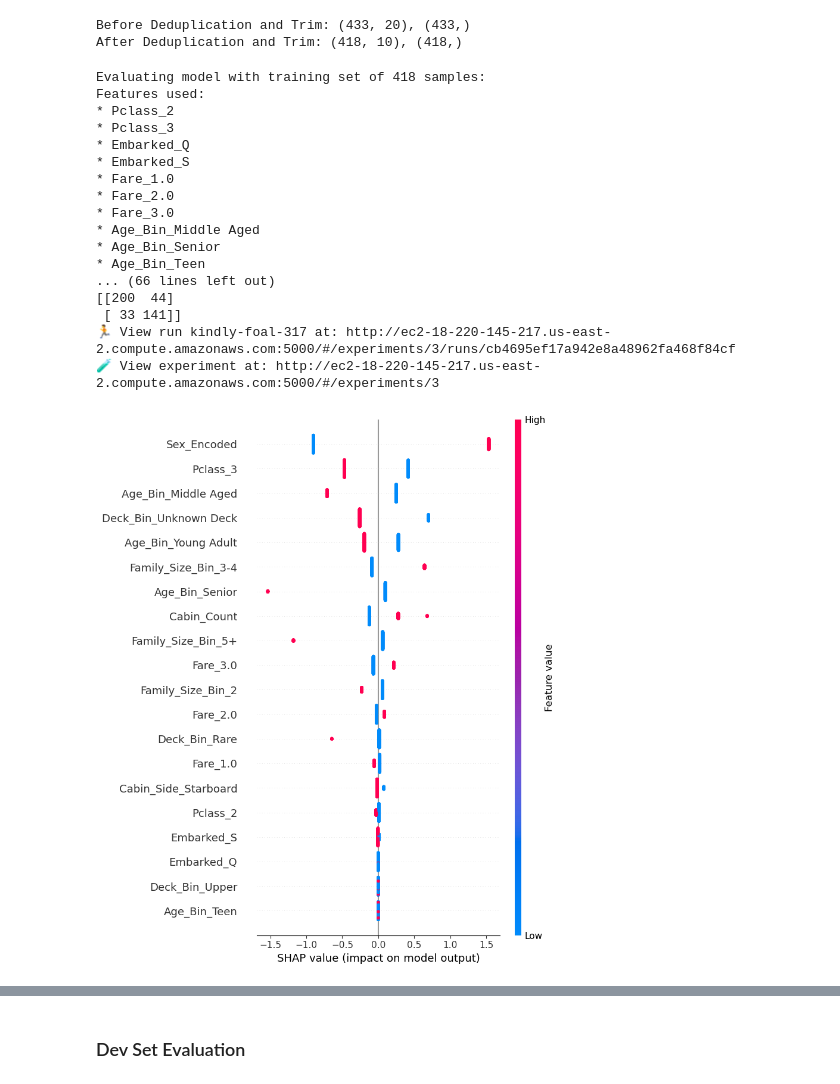
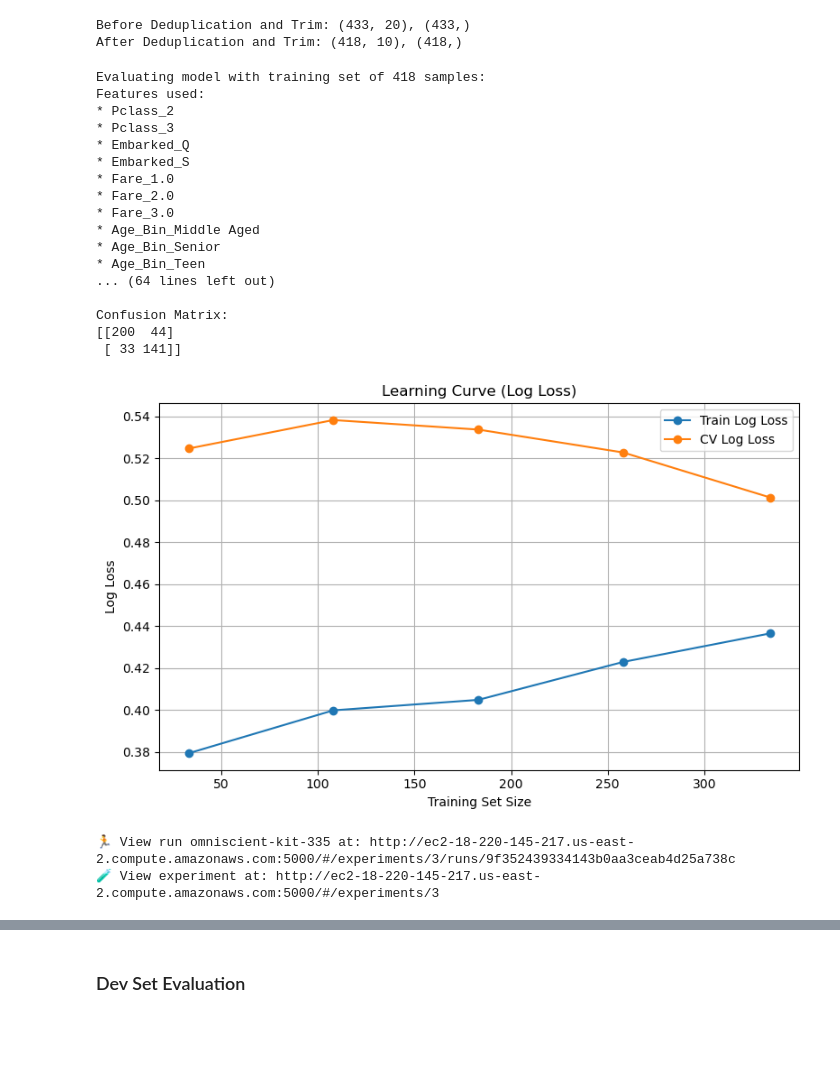
Before and after one commit to pt7481/titanic-ml-from-disaster, a Jupyter notebook: titanic_ml_from_disaster_abridged__paultongyoo.ipynb, the cells around one changed output, grey strips where cells are left out. Drawn from its saved outputs; the diff is of its cells as text; code cells hidden in the pictures; blank space fills up the shorter version.

```diff
--- a/titanic_ml_from_disaster_abridged__paultongyoo.ipynb
+++ b/titanic_ml_from_disaster_abridged__paultongyoo.ipynb
@@ -986,7 +987,7 @@ mlflow.set_experiment('titanic_ml_from_disaster__abridged')
 ohe_features = ['Cabin_Side', 'Deck_Bin', 'Family_Size_Bin']
 selected_features = ['Pclass', 'Sex_Encoded', 'Cabin_Count', 'Title', 'Embarked', 'Fare', 'Age'] + ohe_features
 # %%
-def print_diagnostics(y, y_pred):
+def print_diagnostics(model, X, y, y_pred):
     print("\n" + "="*50)
     print("DIAGNOSTIC ANALYSIS")
     print("="*50)
@@ -1007,6 +1008,37 @@ def print_diagnostics(y, y_pred):
     # Confusion matrix
     print(f"\nConfusion Matrix:")
     print(confusion_matrix(y, y_pred))
+
+    # Log Loss Curve
+    # Compute learning curve with negative log loss
+    cv = StratifiedKFold(n_splits=5, shuffle=True, random_state=42)
+    train_sizes, train_scores, test_scores = learning_curve(
+        estimator=model,
+        X=X,
+        y=y,
+        scoring='neg_log_loss',    # <-- use negative log loss
+        cv=cv,
+        train_sizes=np.linspace(0.1, 1.0, 5),
+        n_jobs=-1,
+        shuffle=True,
+        random_state=42
+    )
+
+    # Convert to positive log loss (lower is better)
+    train_losses = -train_scores.mean(axis=1)
+    test_losses  = -test_scores.mean(axis=1)
+
+    # Plot
+    plt.figure(figsize=(8,5))
+    plt.plot(train_sizes, train_losses, 'o-', label='Train Log Loss')
+    plt.plot(train_sizes, test_losses,  'o-', label='CV Log Loss')
+    plt.title("Learning Curve (Log Loss)")
+    plt.xlabel("Training Set Size")
+    plt.ylabel("Log Loss")
+    plt.legend()
+    plt.grid(True)
+    plt.tight_layout()
+    plt.show()
 # %%
 def get_feature_names_from_preprocessor(preprocessor, selected_features):
     """Extract feature names after preprocessing."""
@@ -1166,35 +1198,39 @@ with mlflow.start_run():
     print("Training F1", training_f1)
 
     print("\nModel Coefficients:")
     coef_df = pd.DataFrame(pipeline.named_steps['classifier'].coef_.T, index=feature_names_after_preprocessing, columns=['Coefficient'])
     print(coef_df.sort_values(by='Coefficient', ascending=False))
     print()
 
     print("\nClassification Report:")
-    print_diagnostics(y_train_dedup, y_pred)
+    X_train_dedup_transformed = pipeline.named_steps['preprocessor'].transform(X_train_dedup)
+    transformed_df = pd.DataFrame(X_train_dedup_transformed, columns=feature_names_after_preprocessing)
+    print_diagnostics(pipeline.named_steps['classifier'], transformed_df, y_train_dedup, y_pred)
 
     # Plot SHAP Summary
     X_train_dedup_processed = pipeline.named_steps['preprocessor'].transform(X_train_dedup)
     explainer = shap.LinearExplainer(pipeline.named_steps['classifier'], X_train_dedup_processed)
     shap_values = explainer.shap_values(X_train_dedup_processed)
     X_train_shap_df = pd.DataFrame(X_train_dedup_processed, columns=feature_names_after_preprocessing)
     shap.summary_plot(shap_values, X_train_shap_df, plot_type="dot", show=False)
 # %% [output]
 Evaluating model with training set of 418 samples:
 Features used:
 * Pclass_2
 * Pclass_3
 * Embarked_Q
 * Embarked_S
 * Fare_1.0
 * Fare_2.0
 * Fare_3.0
 * Age_Bin_Middle Aged
 * Age_Bin_Senior
 * Age_Bin_Teen
-... (66 lines left out)
+... (64 lines left out)
+
+Confusion Matrix:
 [[200  44]
  [ 33 141]]
-🏃 View run kindly-foal-317 at: http://ec2-18-220-145-217.us-east-2.compute.amazonaws.com:5000/#/experiments/3/runs/cb4695ef17a942e8a48962fa468f84cf
-🧪 View experiment at: http://ec2-18-220-145-217.us-east-2.compute.amazonaws.com:5000/#/experiments/3
-[figure, old version]
+[figure, new version]
+🏃 View run omniscient-kit-335 at: http://ec2-18-220-145-217.us-east-2.compute.amazonaws.com:5000/#/experiments/3/runs/9f352439334143b0aa3ceab4d25a738c
+🧪 View experiment at: http://ec2-18-220-145-217.us-east-2.compute.amazonaws.com:5000/#/experiments/3
```
Also changed, not shown: parts of 11 cells of this notebook.
